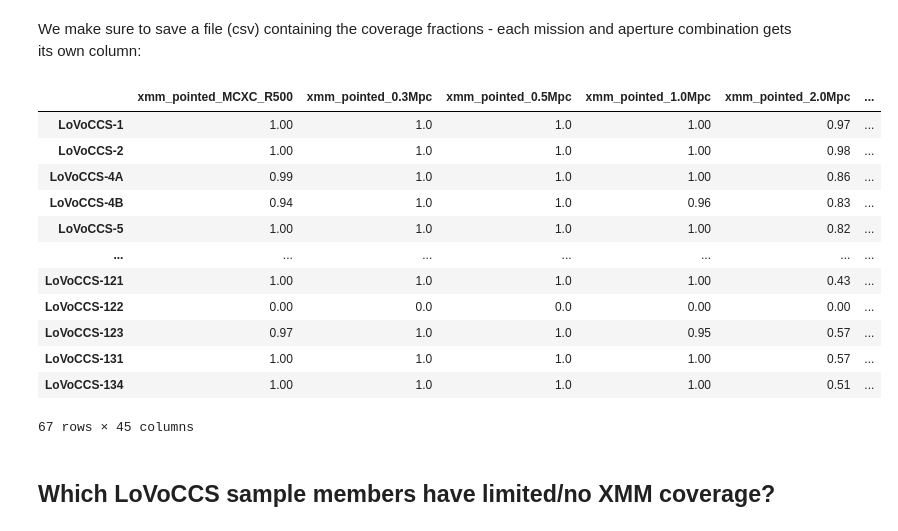
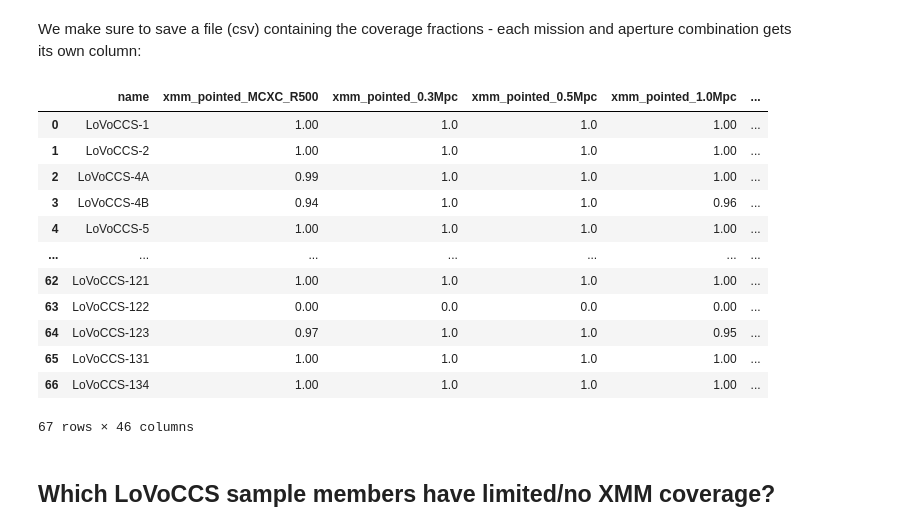
Before and after one commit to LoVoCCS/X-LoVoCCS-Analyses, a Jupyter notebook: notebooks/misc/xray_mission_coverage.ipynb, the cells around one changed output. Drawn from its saved outputs; the diff is of its cells as text; code cells hidden in the pictures.

Commit message:
Made sure cluster names aren't saved in the output coverage file as an index, but an actual named column

```diff
--- a/notebooks/misc/xray_mission_coverage.ipynb
+++ b/notebooks/misc/xray_mission_coverage.ipynb
@@ -192,23 +192,23 @@ We make sure to save a file (csv) containing the coverage fractions - each missi
 # %%
 for_df = {n: {mn+"_"+str(apn).replace(" ", ""): tfs[mn][apn] for mn in tfs for apn in tfs[mn]}
           for n, tfs in lovoccs_cov_fracs.items()}
-cov_df = pd.DataFrame.from_dict(for_df, orient='index')
-cov_df.to_csv(out_res_path + "mission_coverage_fractions.csv", index=True)
+cov_df = pd.DataFrame.from_dict(for_df, orient='index').reset_index(drop=False).rename(columns={'index': 'name'})
+cov_df.to_csv(out_res_path + "mission_coverage_fractions.csv", index=False)
 cov_df
 # %% [output]
-|  | xmm_pointed_MCXC_R500 | xmm_pointed_0.3Mpc | xmm_pointed_0.5Mpc | xmm_pointed_1.0Mpc | xmm_pointed_2.0Mpc | ... |
-| LoVoCCS-1 | 1.00 | 1.0 | 1.0 | 1.00 | 0.97 | ... |
-| LoVoCCS-2 | 1.00 | 1.0 | 1.0 | 1.00 | 0.98 | ... |
-| LoVoCCS-4A | 0.99 | 1.0 | 1.0 | 1.00 | 0.86 | ... |
-| LoVoCCS-4B | 0.94 | 1.0 | 1.0 | 0.96 | 0.83 | ... |
-| LoVoCCS-5 | 1.00 | 1.0 | 1.0 | 1.00 | 0.82 | ... |
+|  | name | xmm_pointed_MCXC_R500 | xmm_pointed_0.3Mpc | xmm_pointed_0.5Mpc | xmm_pointed_1.0Mpc | ... |
+| 0 | LoVoCCS-1 | 1.00 | 1.0 | 1.0 | 1.00 | ... |
+| 1 | LoVoCCS-2 | 1.00 | 1.0 | 1.0 | 1.00 | ... |
+| 2 | LoVoCCS-4A | 0.99 | 1.0 | 1.0 | 1.00 | ... |
+| 3 | LoVoCCS-4B | 0.94 | 1.0 | 1.0 | 0.96 | ... |
+| 4 | LoVoCCS-5 | 1.00 | 1.0 | 1.0 | 1.00 | ... |
 | ... | ... | ... | ... | ... | ... | ... |
-| LoVoCCS-121 | 1.00 | 1.0 | 1.0 | 1.00 | 0.43 | ... |
-| LoVoCCS-122 | 0.00 | 0.0 | 0.0 | 0.00 | 0.00 | ... |
-| LoVoCCS-123 | 0.97 | 1.0 | 1.0 | 0.95 | 0.57 | ... |
-| LoVoCCS-131 | 1.00 | 1.0 | 1.0 | 1.00 | 0.57 | ... |
-| LoVoCCS-134 | 1.00 | 1.0 | 1.0 | 1.00 | 0.51 | ... |
+| 62 | LoVoCCS-121 | 1.00 | 1.0 | 1.0 | 1.00 | ... |
+| 63 | LoVoCCS-122 | 0.00 | 0.0 | 0.0 | 0.00 | ... |
+| 64 | LoVoCCS-123 | 0.97 | 1.0 | 1.0 | 0.95 | ... |
+| 65 | LoVoCCS-131 | 1.00 | 1.0 | 1.0 | 1.00 | ... |
+| 66 | LoVoCCS-134 | 1.00 | 1.0 | 1.0 | 1.00 | ... |
-67 rows × 45 columns
+67 rows × 46 columns
 # %% [markdown]
 ## Which LoVoCCS sample members have limited/no XMM coverage?
 # %% [markdown]
```
Also changed, not shown: parts of 1 cell of this notebook, 5 other files.
